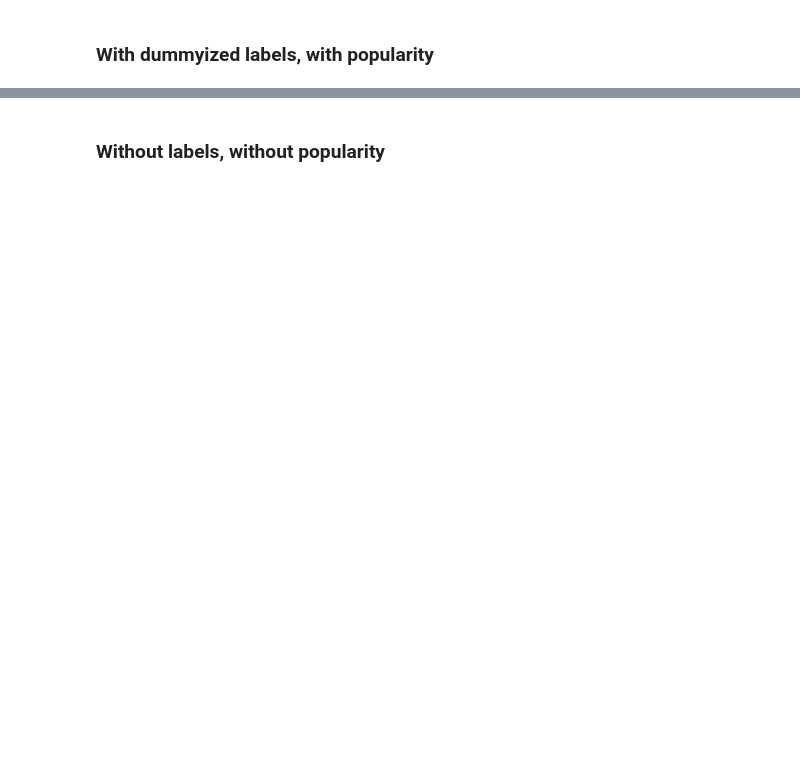
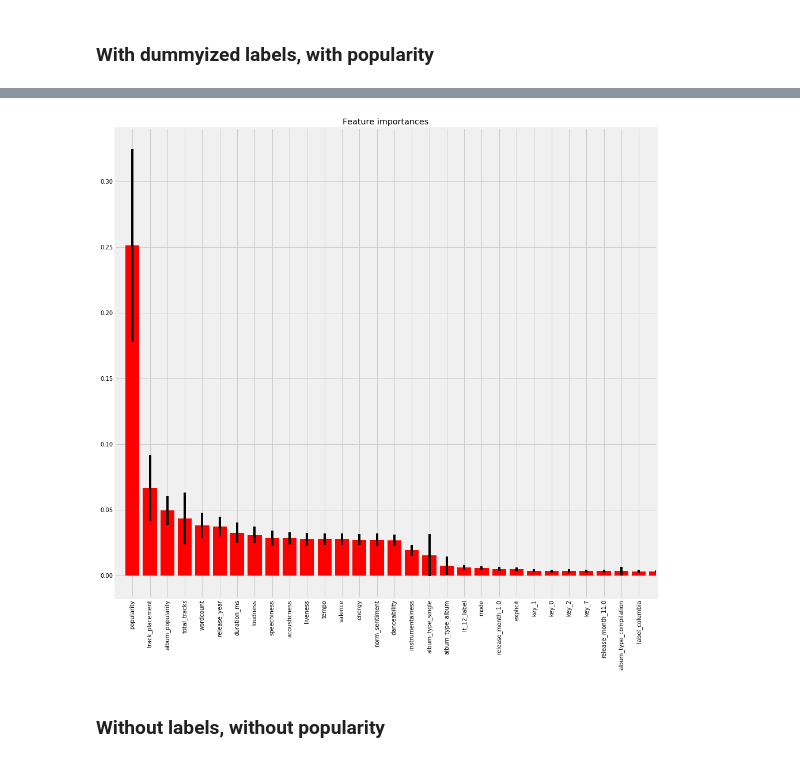
Before and after one commit to Greenford/billboard, a Jupyter notebook: models.ipynb, the cells around one changed output, grey strips where cells are left out. Cells and saved outputs as stored; diff of their text form; code cells hidden in the pictures; blank space fills up the shorter version.

```diff
--- a/models.ipynb
+++ b/models.ipynb
@@ -82,3 +84,8 @@ present_cv(cv)
+# %%
+rf.fit(X_train, y_train)
+plot_feature_importances(X_train, rf, 30, df.columns)
+# %% [output]
+[figure, added]
 # %% [markdown]
 ### Without labels, without popularity
 # %%
```
Also changed, not shown: parts of 14 cells of this notebook, 1 other file.
